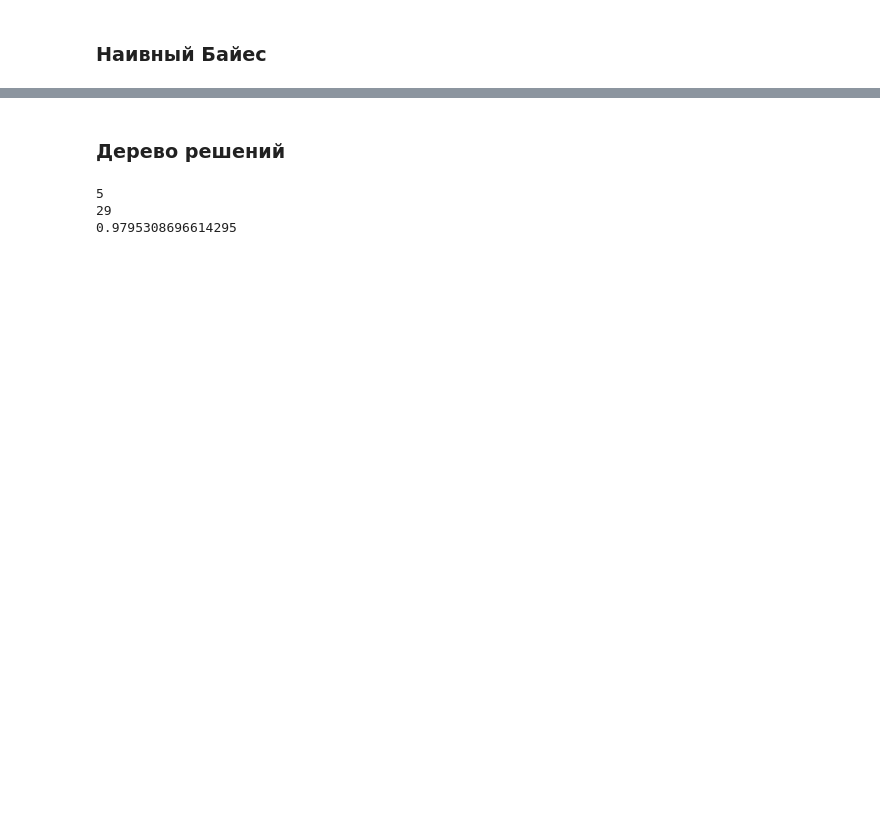
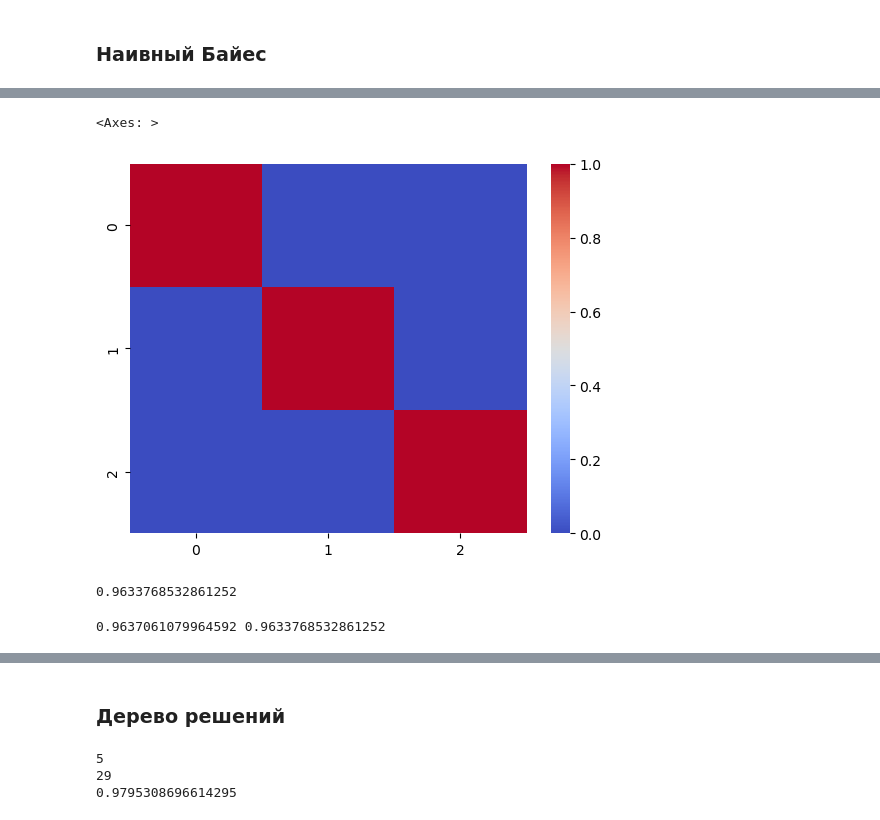
Before and after one commit to twisted1g/BigDataLabs, a Jupyter notebook: lab5/classification.ipynb, the cells around one changed output, grey strips where cells are left out. Drawn from its saved outputs; the diff is of its cells as text; code cells hidden in the pictures; blank space fills up the shorter version.

```diff
--- a/lab5/classification.ipynb
+++ b/lab5/classification.ipynb
@@ -55,0 +83,23 @@ print(accuracy_score(y_test, nb_predicts))
+# %%
+sns.heatmap(pd.DataFrame(X_train_pca).corr(), cmap="coolwarm")
+# %% [output]
+<Axes: >
+[figure, added]
+# %%
+from sklearn.metrics import accuracy_score
+from sklearn.naive_bayes import GaussianNB
+
+nb_model = GaussianNB()
+nb_model.fit(X_train_pca, y_train)
+
+nb_predicts = nb_model.predict(X_test_pca)
+print(accuracy_score(y_test, nb_predicts))
+# %% [output]
+0.9633768532861252
+# %%
+train_acc = nb_model.score(X_train_pca, y_train)
+test_acc = nb_model.score(X_test_pca, y_test)
+
+print(train_acc, test_acc)
+# %% [output]
+0.9637061079964592 0.9633768532861252
```
Also changed, not shown: parts of 18 cells of this notebook.
